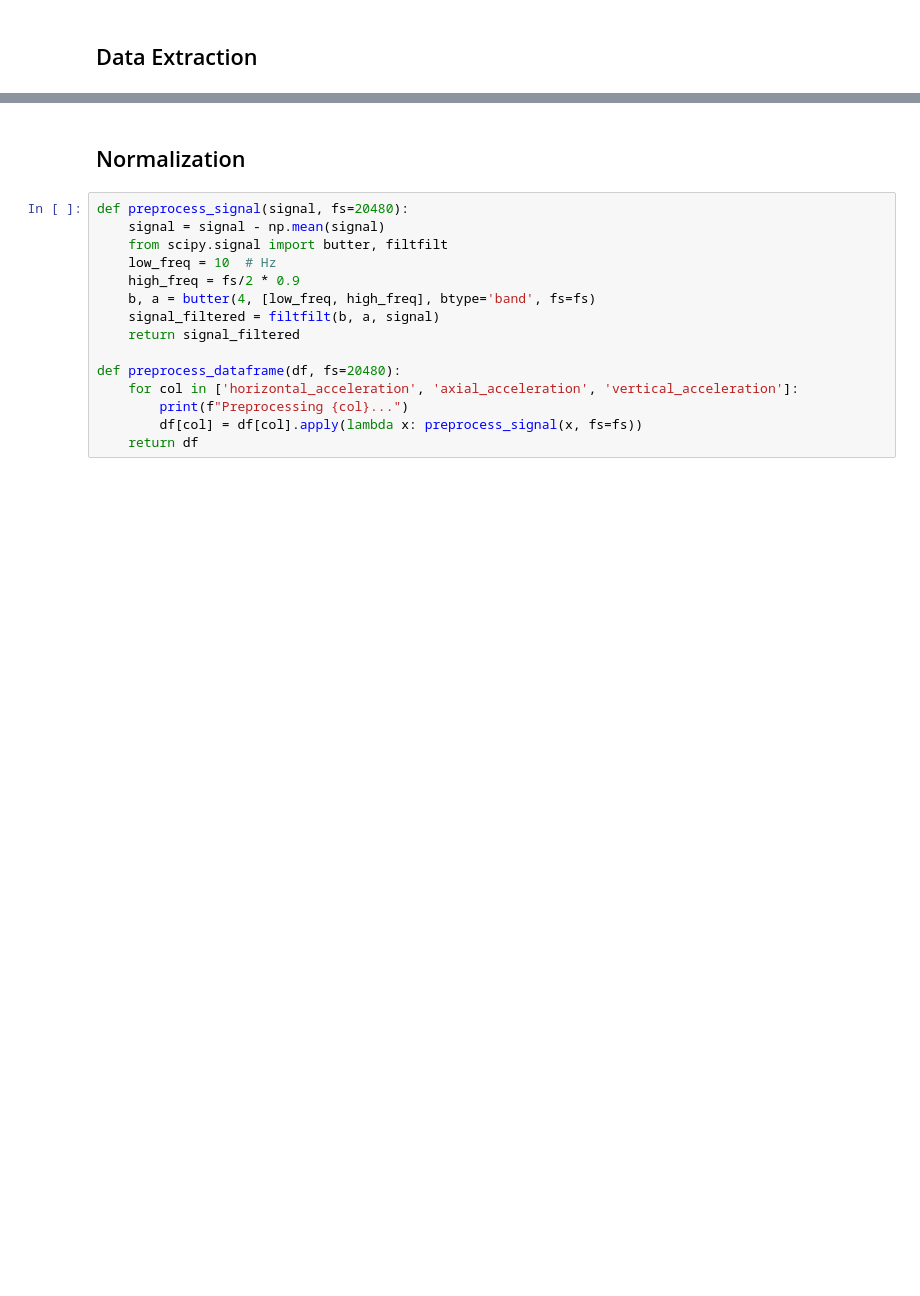
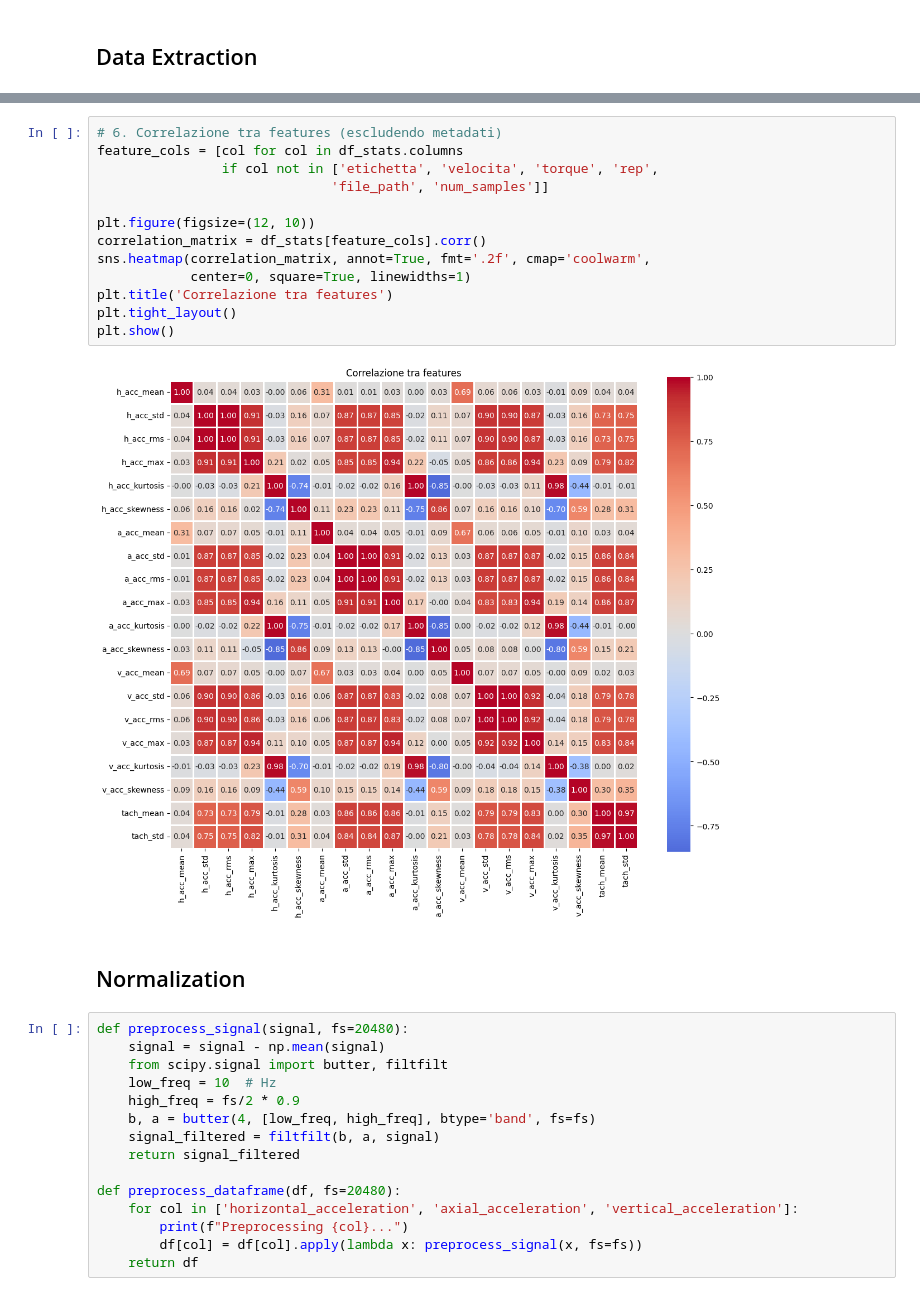
Before and after one commit to Andreavisi1/Challenge_B1_PHM_North_America_2023, a Jupyter notebook: challenge.ipynb, the cells around one changed output, grey strips where cells are left out. Drawn from its saved outputs; the diff is of its cells as text; blank space fills up the shorter version.

```diff
--- a/challenge.ipynb
+++ b/challenge.ipynb
@@ -185,3 +337,18 @@ df.to_pickle("vibration_dataset.pkl")
+# %%
+# 6. Correlazione tra features (escludendo metadati)
+feature_cols = [col for col in df_stats.columns
+                if col not in ['etichetta', 'velocita', 'torque', 'rep',
+                              'file_path', 'num_samples']]
+
+plt.figure(figsize=(12, 10))
+correlation_matrix = df_stats[feature_cols].corr()
+sns.heatmap(correlation_matrix, annot=True, fmt='.2f', cmap='coolwarm',
+            center=0, square=True, linewidths=1)
+plt.title('Correlazione tra features')
+plt.tight_layout()
+plt.show()
+# %% [output]
+[figure, added]
 # %% [markdown]
 ## Normalization
 # %%
```
Also changed, not shown: parts of 12 cells of this notebook, 2 other files.
